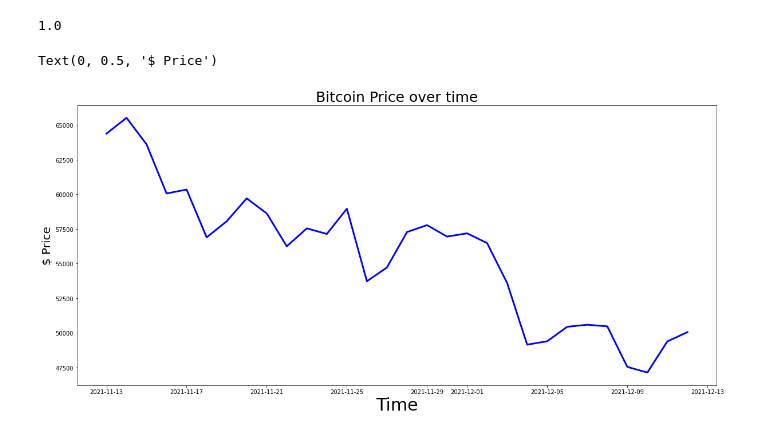
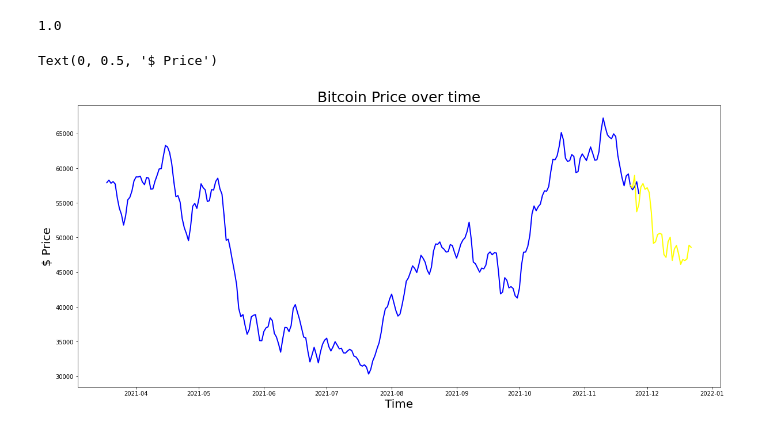
Before and after one commit to moo0la/final_peoject, a Jupyter notebook: Bitcoin_price_predictor_by_LinearRegression.ipynb, the cells around one changed output. Cells and saved outputs as stored; diff of their text form; code cells hidden in the pictures.

```diff
--- a/Bitcoin_price_predictor_by_LinearRegression.ipynb
+++ b/Bitcoin_price_predictor_by_LinearRegression.ipynb
@@ -158,7 +103,8 @@ df
 # %%
-df["low"] = pd.to_numeric(df["low"])
-df["high"] = pd.to_numeric(df["high"])
-df['Mean'] = (df['low'] + df['high'])/2
+df["open"] = pd.to_numeric(df["open"])
+df["close"] = pd.to_numeric(df["close"])
+df['Mean'] = (df['open'] + df['close'])/2
+df['Actual']=df['Mean'].shift()
 df=df.dropna()
 df
 # %% [output]
@@ -214,3 +148,3 @@ df
 # %%
-by_volume_colmn = ['low', 'high', 'open', 'close', 'volume','taker_sell_base_asset_volume']
-output_label_volume = 'taker_sell_base_asset_volume'
+by_mean_colmn = ['low', 'high', 'open',  'volume','Mean']
+output_label_mean = 'close'
@@ -249,6 +151,3 @@ Text(0, 0.5, 'volume')
-# %%
-by_mean_colmn = ['low', 'high', 'open', 'close', 'volume','Mean']
-output_label_mean = 'close'
 # %%
 X_train, X_test, Y_train, Y_test = train_test_split(
 df[by_mean_colmn],
@@ -270,13 +166,15 @@ mean_set = df.shift(30).tail(30)
+# %%
+mean_set = df.shift(20).tail(30)
 # %%
 prediction_mean = model.predict(mean_set[by_mean_colmn])
 # %%
 plt.figure(figsize = (20, 9))
-#plt.plot(df["Date"], df["Mean"], color='blue', lw=2)
-#plt.plot(df["Date"][-400:-60], df["Mean"][-400:-60], color='blue', lw=2)
-plt.plot(mean_set["Date"], prediction_mean, color='blue', lw=2)
+#plt.plot(df["Date"], df["Actual"], color='blue', lw=2)
+plt.plot(df["Date"][-300:-45], df["Actual"][-300:-45], color='blue', lw=2)
+plt.plot(mean_set["Date"], prediction_mean, color='yellow', lw=2)
 plt.title("Bitcoin Price over time", size=25)
 plt.xlabel("Time", size=20)
 plt.ylabel("$ Price", size=20)
 # %% [output]
 Text(0, 0.5, '$ Price')
-[figure, old version]
+[figure, new version]
```
Also changed, not shown: parts of 15 cells of this notebook.
